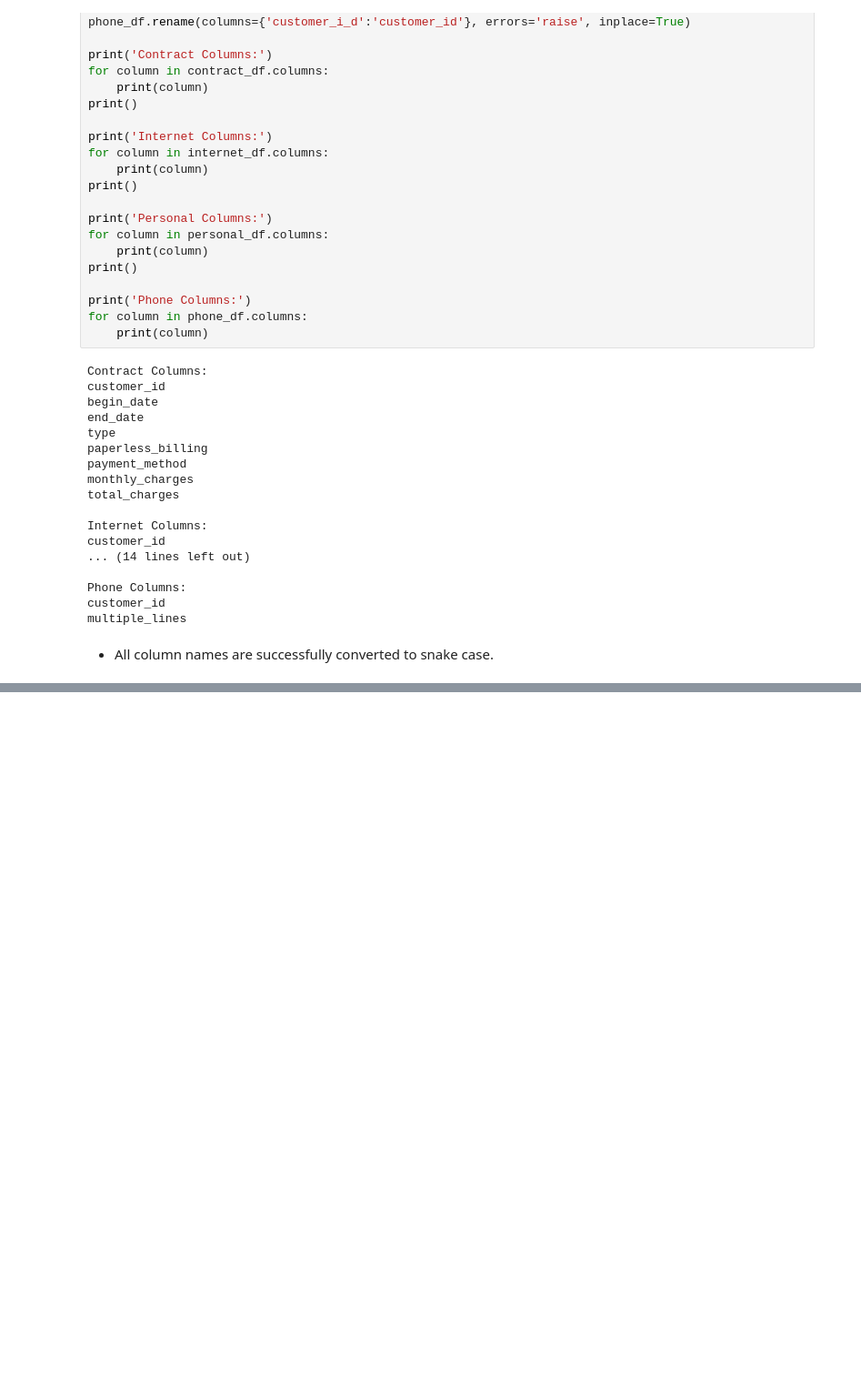
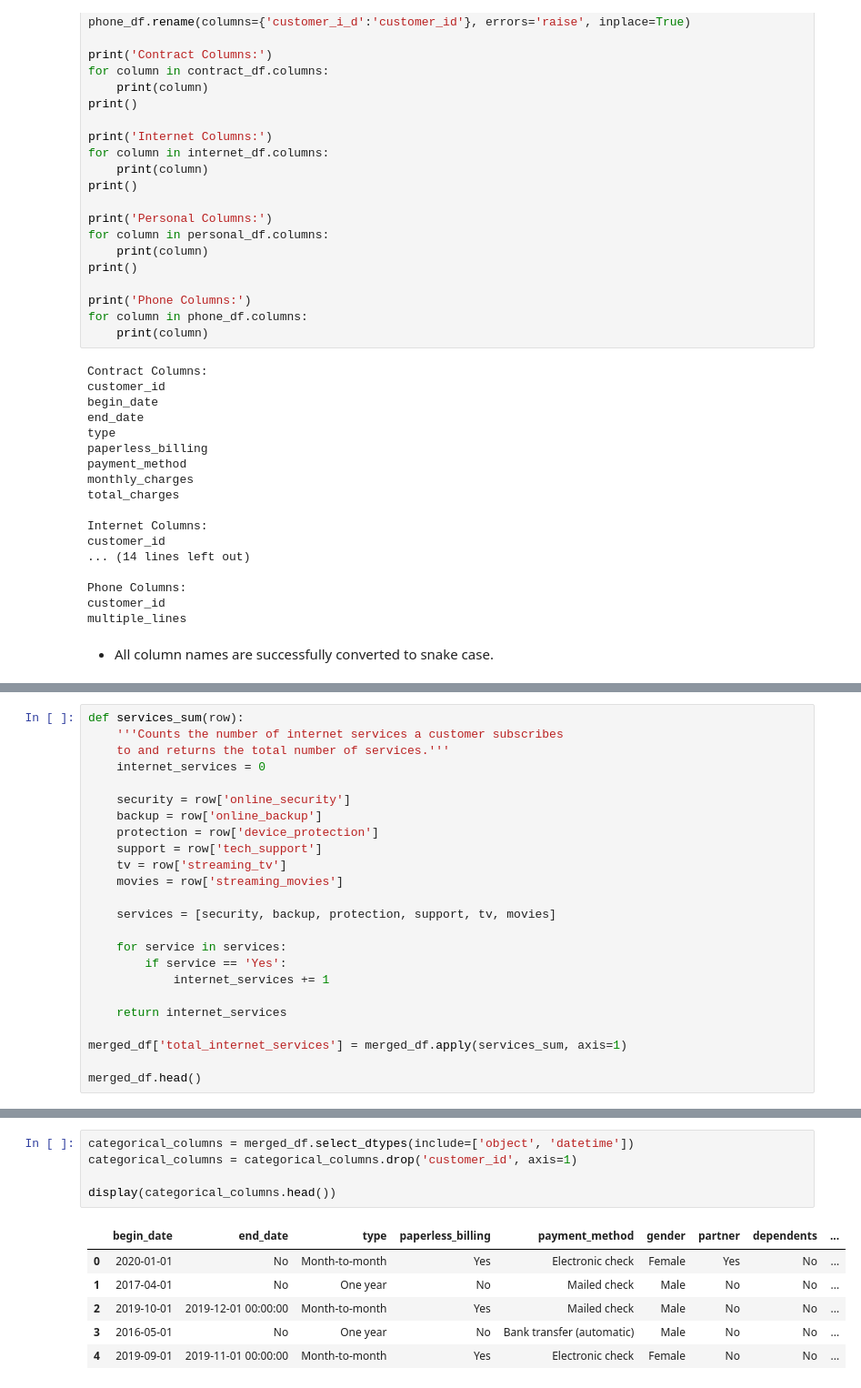
Before and after one commit to kellyshreeve/final-project, a Jupyter notebook: project-code.ipynb, the cells around one changed output, grey strips where cells are left out. Shown at 91% size. Drawn from its saved outputs; the diff is of its cells as text; blank space fills up the shorter version.

```diff
--- a/project-code.ipynb
+++ b/project-code.ipynb
@@ -251,0 +679,24 @@ multiple_lines
+# %%
+def services_sum(row):
+    '''Counts the number of internet services a customer subscribes
+    to and returns the total number of services.'''
+    internet_services = 0
+
+    security = row['online_security']
+    backup = row['online_backup']
+    protection = row['device_protection']
+    support = row['tech_support']
+    tv = row['streaming_tv']
+    movies = row['streaming_movies']
+
+    services = [security, backup, protection, support, tv, movies]
+
+    for service in services:
+        if service == 'Yes':
+            internet_services += 1
+
+    return internet_services
+
+merged_df['total_internet_services'] = merged_df.apply(services_sum, axis=1)
+
+merged_df.head()
@@ -251,0 +767,12 @@ multiple_lines
+# %%
+categorical_columns = merged_df.select_dtypes(include=['object', 'datetime'])
+categorical_columns = categorical_columns.drop('customer_id', axis=1)
+
+display(categorical_columns.head())
+# %% [output]
+|  | begin_date | end_date | type | paperless_billing | payment_method | gender | partner | dependents | ... |
+| 0 | 2020-01-01 | No | Month-to-month | Yes | Electronic check | Female | Yes | No | ... |
+| 1 | 2017-04-01 | No | One year | No | Mailed check | Male | No | No | ... |
+| 2 | 2019-10-01 | 2019-12-01 00:00:00 | Month-to-month | Yes | Mailed check | Male | No | No | ... |
+| 3 | 2016-05-01 | No | One year | No | Bank transfer (automatic) | Male | No | No | ... |
+| 4 | 2019-09-01 | 2019-11-01 00:00:00 | Month-to-month | Yes | Electronic check | Female | No | No | ... |
```
Also changed, not shown: parts of 59 cells of this notebook.
